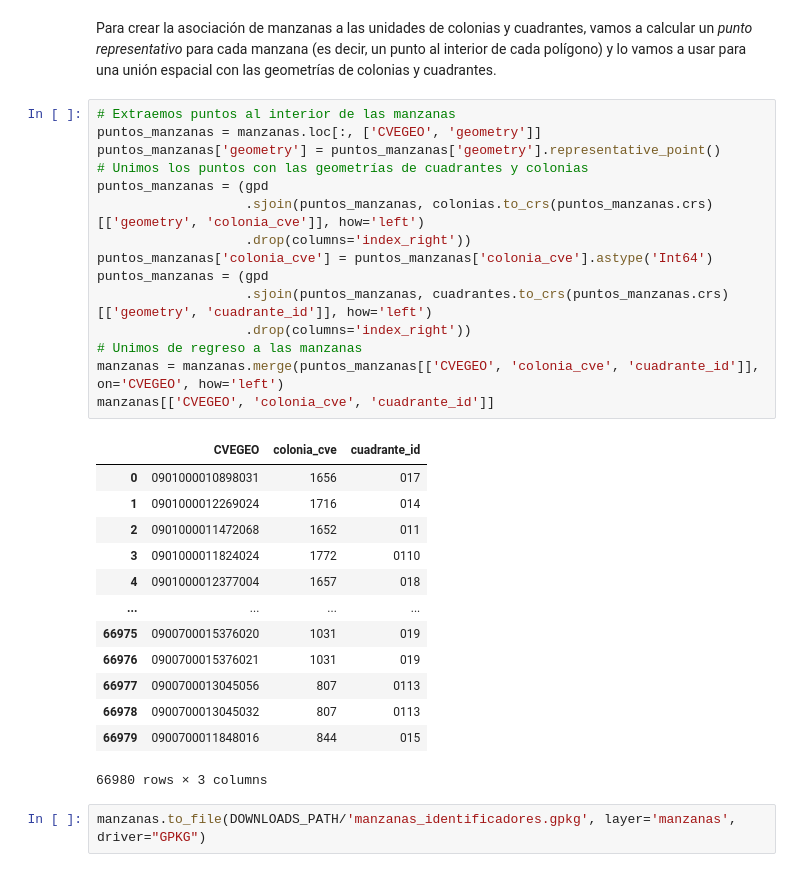
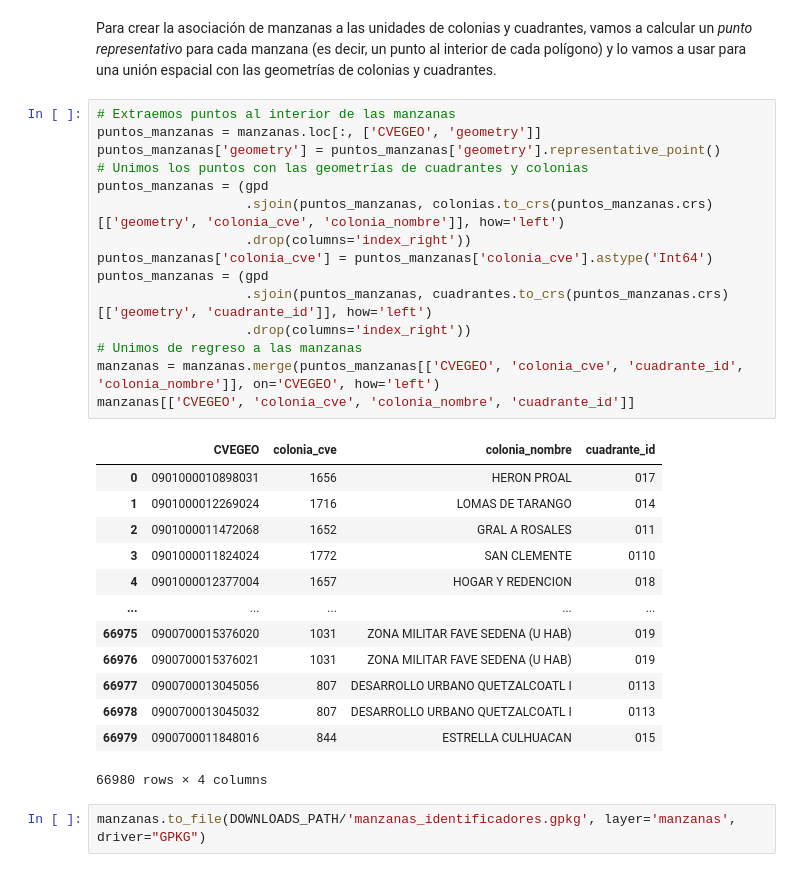
Before and after one commit to CentroGeo/criminologia_cdmx, a Jupyter notebook: nbs/fuentes/Bases_indicadores.ipynb, the cells around one changed output. Drawn from its saved outputs; the diff is of its cells as text.

Commit message:
Agregar colonia_nombre a relación manzanas.

```diff
--- a/nbs/fuentes/Bases_indicadores.ipynb
+++ b/nbs/fuentes/Bases_indicadores.ipynb
@@ -59,32 +62,32 @@ Para crear la asociación de manzanas a las unidades de colonias y cuadrantes, v
 # %%
 # Extraemos puntos al interior de las manzanas
 puntos_manzanas = manzanas.loc[:, ['CVEGEO', 'geometry']]
 puntos_manzanas['geometry'] = puntos_manzanas['geometry'].representative_point()
 # Unimos los puntos con las geometrías de cuadrantes y colonias
 puntos_manzanas = (gpd
-                   .sjoin(puntos_manzanas, colonias.to_crs(puntos_manzanas.crs)[['geometry', 'colonia_cve']], how='left')
+                   .sjoin(puntos_manzanas, colonias.to_crs(puntos_manzanas.crs)[['geometry', 'colonia_cve', 'colonia_nombre']], how='left')
                    .drop(columns='index_right'))
 puntos_manzanas['colonia_cve'] = puntos_manzanas['colonia_cve'].astype('Int64')
 puntos_manzanas = (gpd
                    .sjoin(puntos_manzanas, cuadrantes.to_crs(puntos_manzanas.crs)[['geometry', 'cuadrante_id']], how='left')
                    .drop(columns='index_right'))
 # Unimos de regreso a las manzanas
-manzanas = manzanas.merge(puntos_manzanas[['CVEGEO', 'colonia_cve', 'cuadrante_id']], on='CVEGEO', how='left')
-manzanas[['CVEGEO', 'colonia_cve', 'cuadrante_id']]
+manzanas = manzanas.merge(puntos_manzanas[['CVEGEO', 'colonia_cve', 'cuadrante_id', 'colonia_nombre']], on='CVEGEO', how='left')
+manzanas[['CVEGEO', 'colonia_cve', 'colonia_nombre', 'cuadrante_id']]
 # %% [output]
-|  | CVEGEO | colonia_cve | cuadrante_id |
-| 0 | 0901000010898031 | 1656 | 017 |
-| 1 | 0901000012269024 | 1716 | 014 |
-| 2 | 0901000011472068 | 1652 | 011 |
-| 3 | 0901000011824024 | 1772 | 0110 |
-| 4 | 0901000012377004 | 1657 | 018 |
-| ... | ... | ... | ... |
-| 66975 | 0900700015376020 | 1031 | 019 |
-| 66976 | 0900700015376021 | 1031 | 019 |
-| 66977 | 0900700013045056 | 807 | 0113 |
-| 66978 | 0900700013045032 | 807 | 0113 |
-| 66979 | 0900700011848016 | 844 | 015 |
+|  | CVEGEO | colonia_cve | colonia_nombre | cuadrante_id |
+| 0 | 0901000010898031 | 1656 | HERON PROAL | 017 |
+| 1 | 0901000012269024 | 1716 | LOMAS DE TARANGO | 014 |
+| 2 | 0901000011472068 | 1652 | GRAL A ROSALES | 011 |
+| 3 | 0901000011824024 | 1772 | SAN CLEMENTE | 0110 |
+| 4 | 0901000012377004 | 1657 | HOGAR Y REDENCION | 018 |
+| ... | ... | ... | ... | ... |
+| 66975 | 0900700015376020 | 1031 | ZONA MILITAR FAVE SEDENA (U HAB) | 019 |
+| 66976 | 0900700015376021 | 1031 | ZONA MILITAR FAVE SEDENA (U HAB) | 019 |
+| 66977 | 0900700013045056 | 807 | DESARROLLO URBANO QUETZALCOATL I | 0113 |
+| 66978 | 0900700013045032 | 807 | DESARROLLO URBANO QUETZALCOATL I | 0113 |
+| 66979 | 0900700011848016 | 844 | ESTRELLA CULHUACAN | 015 |
-66980 rows × 3 columns
+66980 rows × 4 columns
 # %%
 manzanas.to_file(DOWNLOADS_PATH/'manzanas_identificadores.gpkg', layer='manzanas', driver="GPKG")
 # %% [markdown]
```
Also changed, not shown: parts of 2 cells of this notebook.
